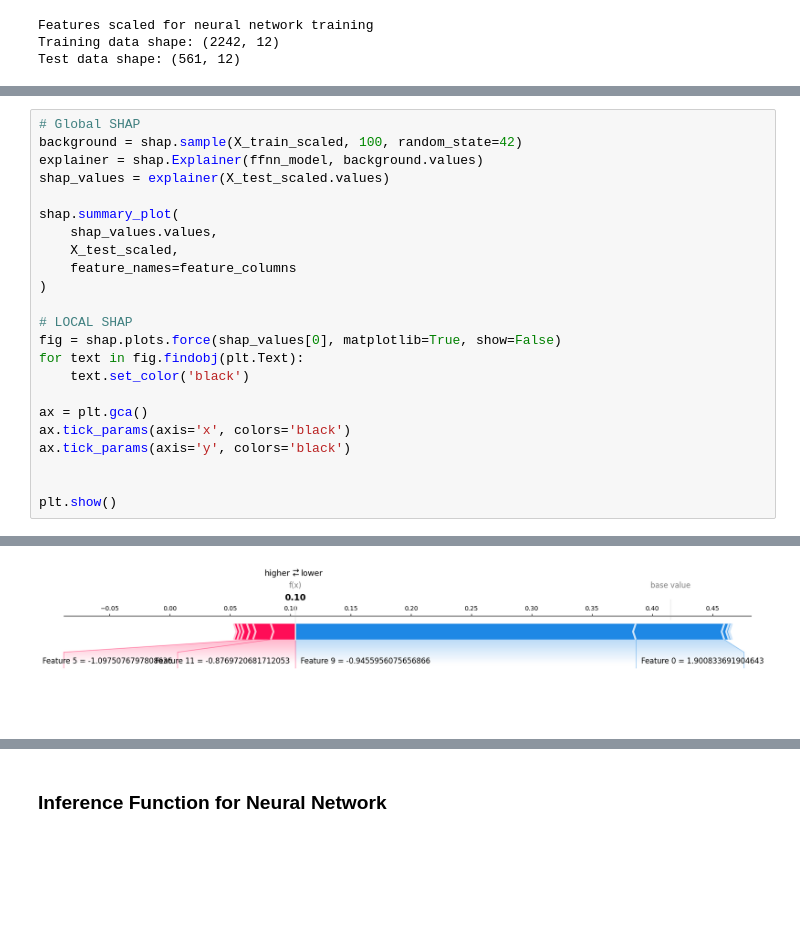
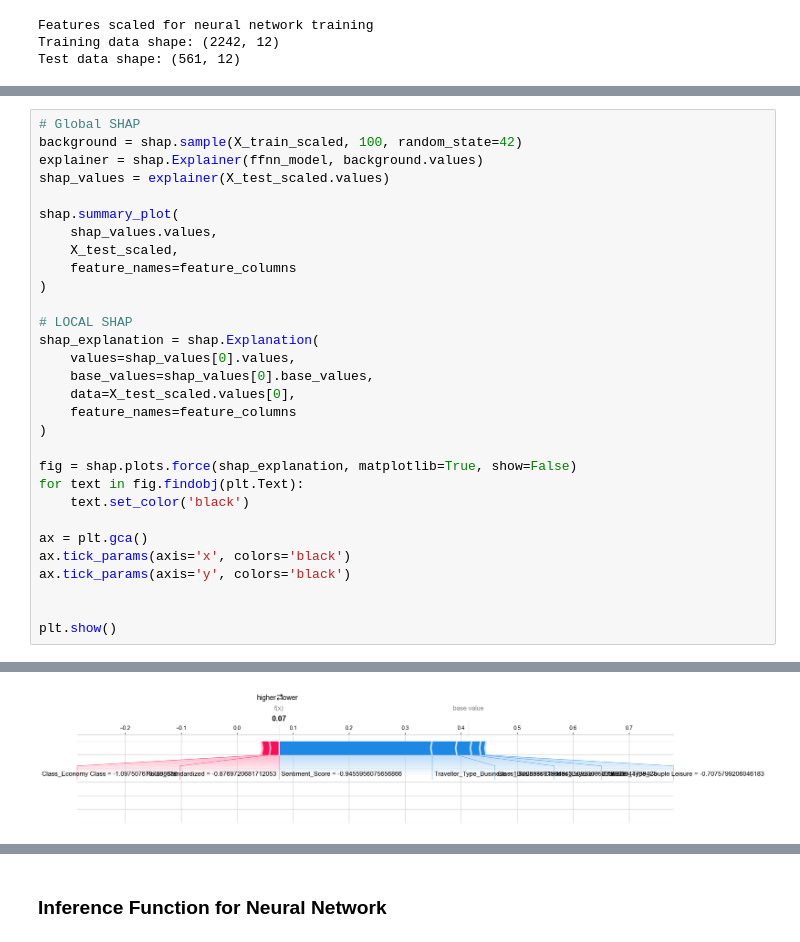
Before and after one commit to seiftarek158/ACL2, a Jupyter notebook: Submission/Finalised_version/submission_1.ipynb, the cells around one changed output, grey strips where cells are left out. Drawn from its saved outputs; the diff is of its cells as text; blank space fills up the shorter version.

Commit message:
fix: Adjusted Labeling for Local SHAP in RF

```diff
--- a/Submission/Finalised_version/submission_1.ipynb
+++ b/Submission/Finalised_version/submission_1.ipynb
@@ -2252,7 +2252,14 @@ shap.summary_plot(
 )
 
 # LOCAL SHAP
-fig = shap.plots.force(shap_values[0], matplotlib=True, show=False)
+shap_explanation = shap.Explanation(
+    values=shap_values[0].values,
+    base_values=shap_values[0].base_values,
+    data=X_test_scaled.values[0],
+    feature_names=feature_columns
+)
+
+fig = shap.plots.force(shap_explanation, matplotlib=True, show=False)
 for text in fig.findobj(plt.Text):
     text.set_color('black')
 
@@ -2267,4 +2274,4 @@ plt.show()
-[figure, old version]
+[figure, new version]
 # %%
 comparison_df = pd.DataFrame({
     'Model': ['Random Forest', 'Shallow FFNN'],
```
Also changed, not shown: parts of 35 cells of this notebook.
